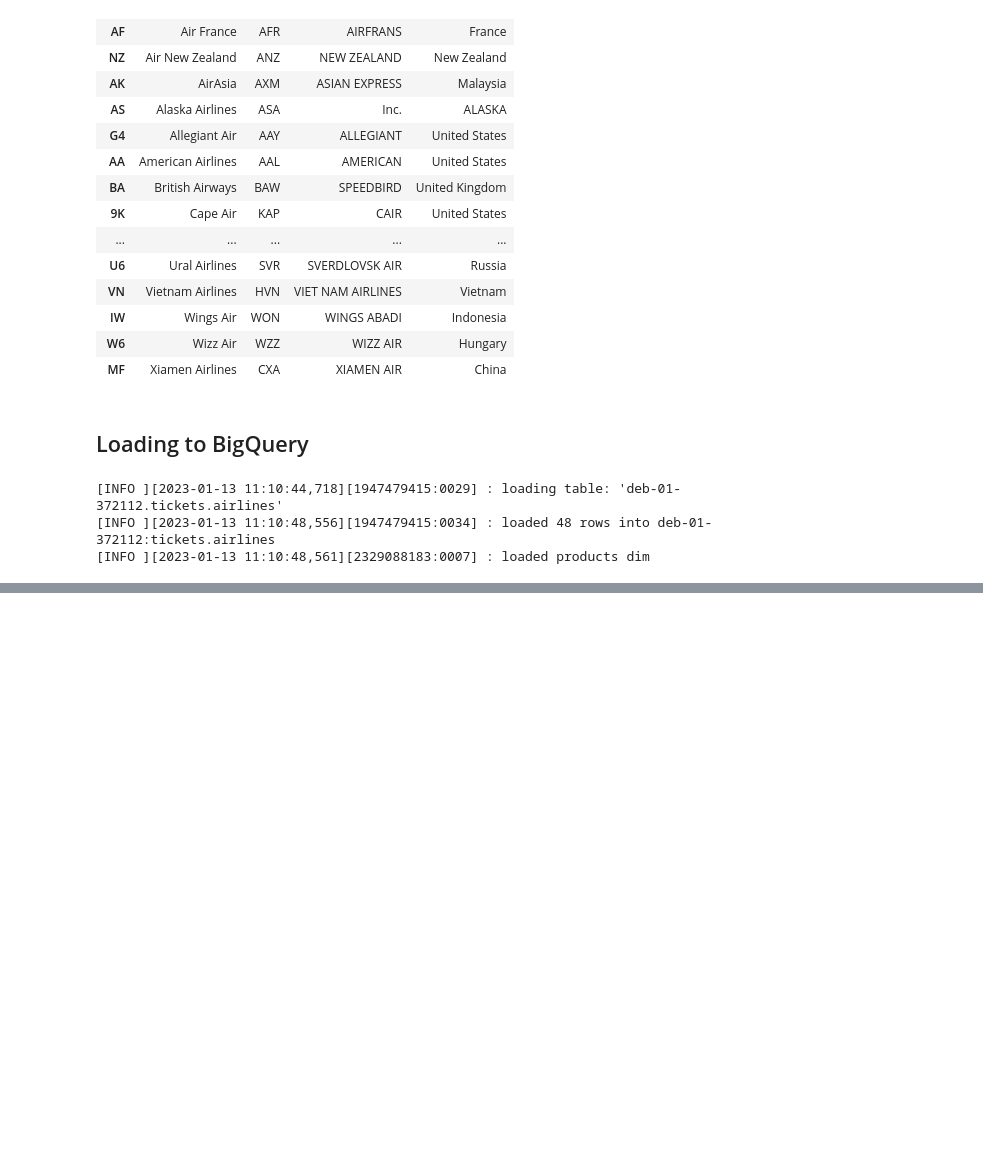
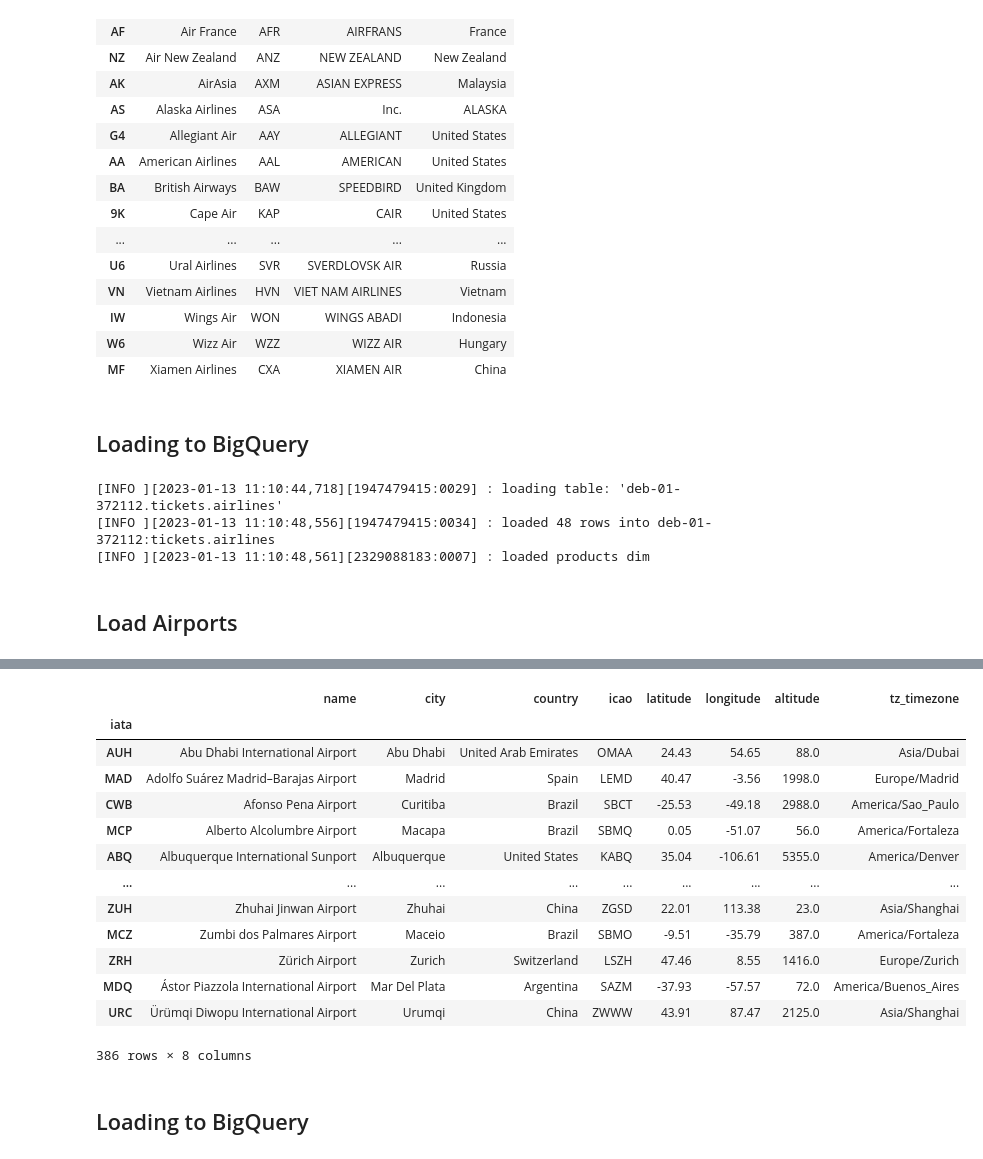
Before and after one commit to ChloeL6/data-modeling, a Jupyter notebook: main.ipynb, the cells around one changed output, grey strips where cells are left out. Saved outputs shown, nothing was run; the diff lists cells and outputs as text; code cells hidden in the pictures; blank space fills up the shorter version.

Commit message:
Load airports dim to BigQuery

```diff
--- a/main.ipynb
+++ b/main.ipynb
@@ -234,3 +234,24 @@ logger.info(f"loaded products dim")
 [INFO ][2023-01-13 11:10:44,718][1947479415:0029] : loading table: 'deb-01-372112.tickets.airlines'
 [INFO ][2023-01-13 11:10:48,556][1947479415:0034] : loaded 48 rows into deb-01-372112:tickets.airlines
 [INFO ][2023-01-13 11:10:48,561][2329088183:0007] : loaded products dim
+# %% [markdown]
+## Load Airports
+# %%
+# start from the tickets
+df = tickets_df
+
+logger.debug(f"getting unique aiports...")
+
+airports_cols = ['origin.name', 'origin.city', 'origin.country', 'origin.iata', 'origin.icao', 'origin.latitude', 'origin.longitude', 'origin.altitude', 'origin.tz_timezone']
+
+# get unique airports and only selecy them
+df = df.groupby(airports_cols).all()
+df = df.reset_index().loc[:, airports_cols]
+
+#rename columns
+df = df.rename(columns={'origin.name': 'name', 'origin.city': 'city', 'origin.country': 'country', 'origin.iata': 'iata', 'origin.icao': 'icao', 'origin.latitude': 'latitude', 'origin.longitude': 'longitude', 'origin.altitude': 'altitude', 'origin.tz_timezone': 'tz_timezone'})
+df = df.set_index(keys='iata')
+logger.info(f"customers dim - found {len(df.index)} rows")
+
+display(df)
+# %% [output]
@@ -236,0 +260,16 @@ logger.info(f"loaded products dim")
+|  | name | city | country | icao | latitude | longitude | altitude | tz_timezone |
+| iata |  |  |  |  |  |  |  |  |
+| AUH | Abu Dhabi International Airport | Abu Dhabi | United Arab Emirates | OMAA | 24.43 | 54.65 | 88.0 | Asia/Dubai |
+| MAD | Adolfo Suárez Madrid–Barajas Airport | Madrid | Spain | LEMD | 40.47 | -3.56 | 1998.0 | Europe/Madrid |
+| CWB | Afonso Pena Airport | Curitiba | Brazil | SBCT | -25.53 | -49.18 | 2988.0 | America/Sao_Paulo |
+| MCP | Alberto Alcolumbre Airport | Macapa | Brazil | SBMQ | 0.05 | -51.07 | 56.0 | America/Fortaleza |
+| ABQ | Albuquerque International Sunport | Albuquerque | United States | KABQ | 35.04 | -106.61 | 5355.0 | America/Denver |
+| ... | ... | ... | ... | ... | ... | ... | ... | ... |
+| ZUH | Zhuhai Jinwan Airport | Zhuhai | China | ZGSD | 22.01 | 113.38 | 23.0 | Asia/Shanghai |
+| MCZ | Zumbi dos Palmares Airport | Maceio | Brazil | SBMO | -9.51 | -35.79 | 387.0 | America/Fortaleza |
+| ZRH | Zürich Airport | Zurich | Switzerland | LSZH | 47.46 | 8.55 | 1416.0 | Europe/Zurich |
+| MDQ | Ástor Piazzola International Airport | Mar Del Plata | Argentina | SAZM | -37.93 | -57.57 | 72.0 | America/Buenos_Aires |
+| URC | Ürümqi Diwopu International Airport | Urumqi | China | ZWWW | 43.91 | 87.47 | 2125.0 | Asia/Shanghai |
+386 rows × 8 columns
+# %% [markdown]
+## Loading to BigQuery
```
Also changed, not shown: parts of 2 cells of this notebook.
